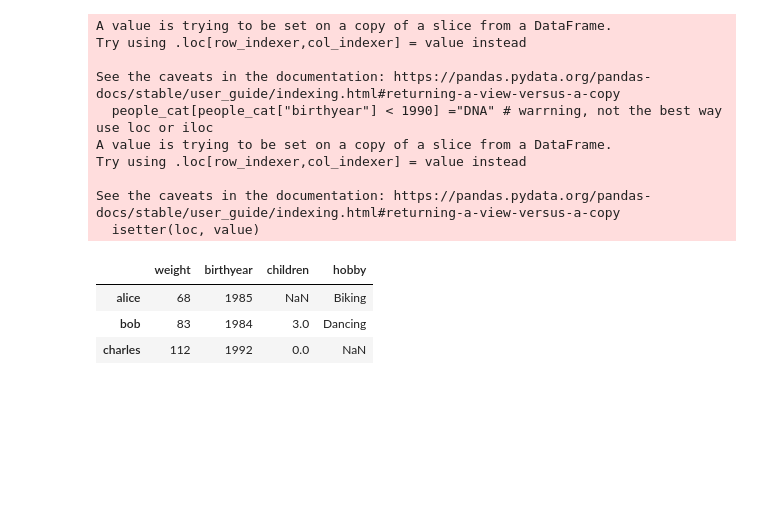
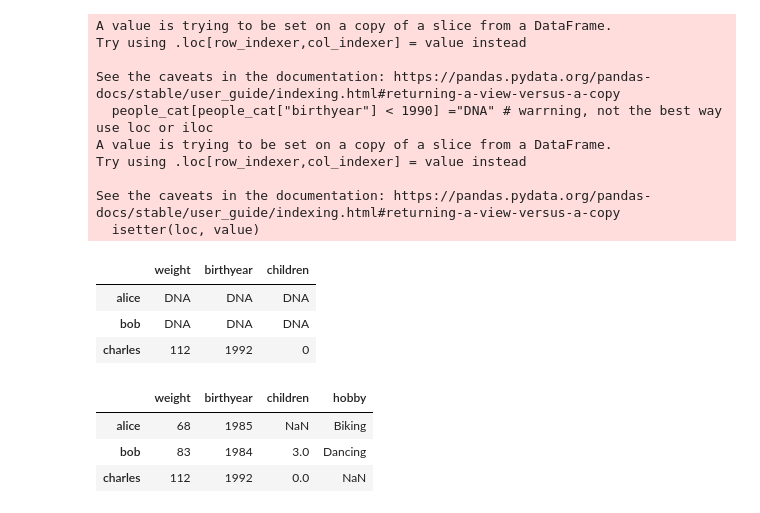
Before and after one commit to berradais/light-dna-2020-2021, a Jupyter notebook: 3-Python-for-Data-Analysis/Pandas/2-DataFrames.ipynb, the cells around one changed output. Cells and saved outputs as stored; diff of their text form; code cells hidden in the pictures; blank space fills up the shorter version.

```diff
--- a/3-Python-for-Data-Analysis/Pandas/2-DataFrames.ipynb
+++ b/3-Python-for-Data-Analysis/Pandas/2-DataFrames.ipynb
@@ -229,6 +233,13 @@ Try using .loc[row_indexer,col_indexer] = value instead
 
 See the caveats in the documentation: https://pandas.pydata.org/pandas-docs/stable/user_guide/indexing.html#returning-a-view-versus-a-copy
   isetter(loc, value)
+# %%
+people_cat
+# %% [output]
+|  | weight | birthyear | children |
+| alice | DNA | DNA | DNA |
+| bob | DNA | DNA | DNA |
+| charles | 112 | 1992 | 0 |
 # %%
 people
 # %% [output]
```
Also changed, not shown: parts of 19 cells of this notebook, 3 other files.
